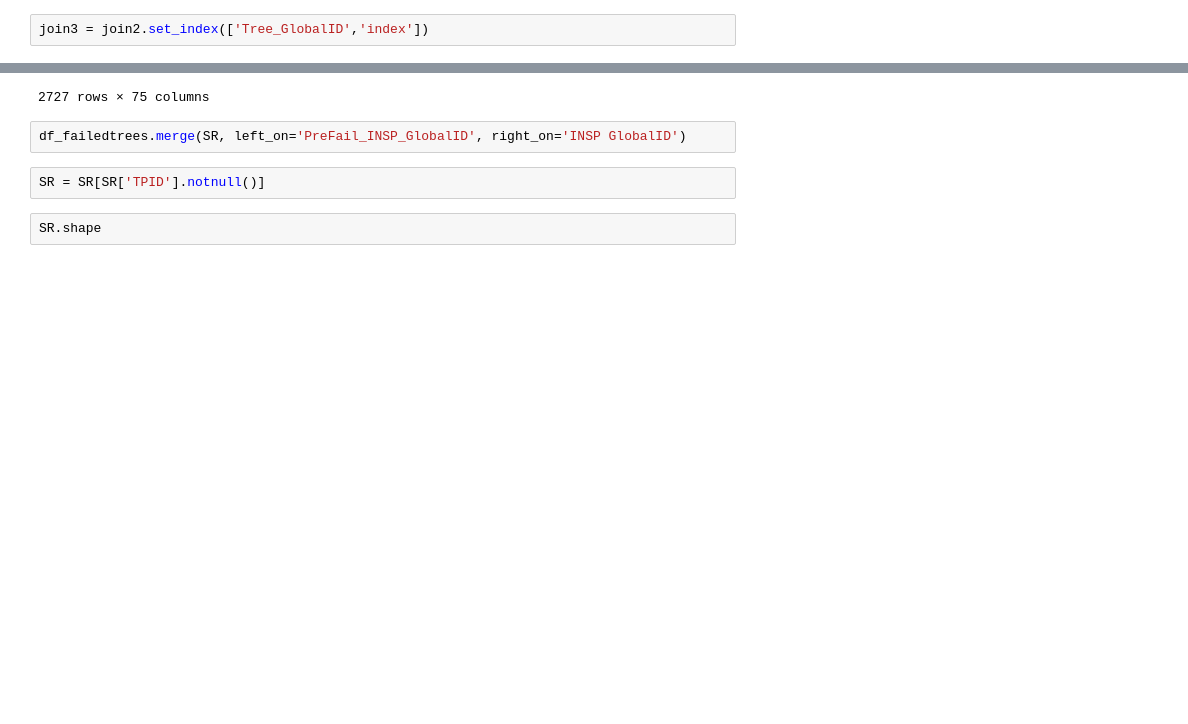
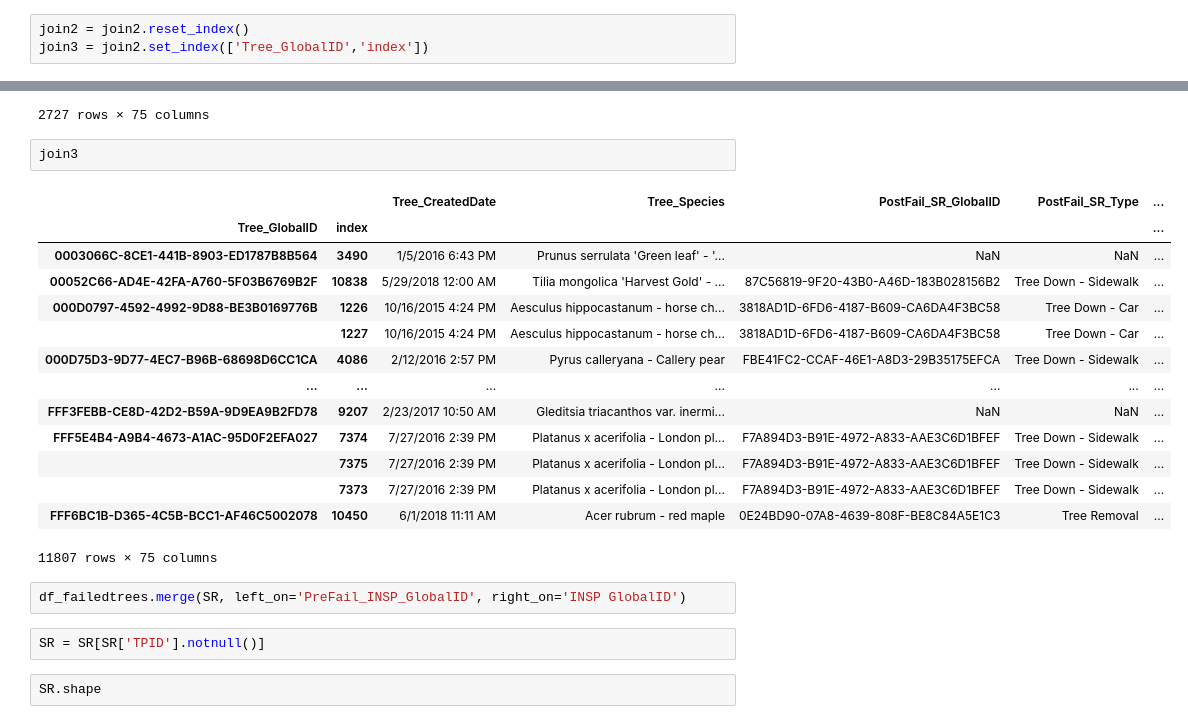
Before and after one commit to HarrisonJYU/nycparks_failedtrees, a Jupyter notebook: notebook/HY_NYC_Parks_Task_3_Failed_Trees.ipynb, the cells around one changed output, grey strips where cells are left out. Saved outputs shown, nothing was run; the diff lists cells and outputs as text; blank space fills up the shorter version.

```diff
--- a/notebook/HY_NYC_Parks_Task_3_Failed_Trees.ipynb
+++ b/notebook/HY_NYC_Parks_Task_3_Failed_Trees.ipynb
@@ -691,6 +807,7 @@ join2[join2.Risk_GlobalID.notnull()].Tree_GlobalID.nunique()
 # %% [output]
 1756
 # %%
+join2 = join2.reset_index()
 join3 = join2.set_index(['Tree_GlobalID','index'])
 # %%
 join3[join3.Risk_GlobalID.notnull()]
@@ -709,6 +826,23 @@ join3[join3.Risk_GlobalID.notnull()]
 |  | 7375 | 7/27/2016 2:39 PM | Platanus x acerifolia - London pl... | F7A894D3-B91E-4972-A833-AAE3C6D1BFEF | Tree Down - Sidewalk | ... |
 |  | 7373 | 7/27/2016 2:39 PM | Platanus x acerifolia - London pl... | F7A894D3-B91E-4972-A833-AAE3C6D1BFEF | Tree Down - Sidewalk | ... |
 2727 rows × 75 columns
+# %%
+join3
+# %% [output]
+|  |  | Tree_CreatedDate | Tree_Species | PostFail_SR_GlobalID | PostFail_SR_Type | ... |
+| Tree_GlobalID | index |  |  |  |  | ... |
+| 0003066C-8CE1-441B-8903-ED1787B8B564 | 3490 | 1/5/2016 6:43 PM | Prunus serrulata 'Green leaf' - '... | NaN | NaN | ... |
+| 00052C66-AD4E-42FA-A760-5F03B6769B2F | 10838 | 5/29/2018 12:00 AM | Tilia mongolica 'Harvest Gold' - ... | 87C56819-9F20-43B0-A46D-183B028156B2 | Tree Down - Sidewalk | ... |
+| 000D0797-4592-4992-9D88-BE3B0169776B | 1226 | 10/16/2015 4:24 PM | Aesculus hippocastanum - horse ch... | 3818AD1D-6FD6-4187-B609-CA6DA4F3BC58 | Tree Down - Car | ... |
+|  | 1227 | 10/16/2015 4:24 PM | Aesculus hippocastanum - horse ch... | 3818AD1D-6FD6-4187-B609-CA6DA4F3BC58 | Tree Down - Car | ... |
+| 000D75D3-9D77-4EC7-B96B-68698D6CC1CA | 4086 | 2/12/2016 2:57 PM | Pyrus calleryana - Callery pear | FBE41FC2-CCAF-46E1-A8D3-29B35175EFCA | Tree Down - Sidewalk | ... |
+| ... | ... | ... | ... | ... | ... | ... |
+| FFF3FEBB-CE8D-42D2-B59A-9D9EA9B2FD78 | 9207 | 2/23/2017 10:50 AM | Gleditsia triacanthos var. inermi... | NaN | NaN | ... |
+| FFF5E4B4-A9B4-4673-A1AC-95D0F2EFA027 | 7374 | 7/27/2016 2:39 PM | Platanus x acerifolia - London pl... | F7A894D3-B91E-4972-A833-AAE3C6D1BFEF | Tree Down - Sidewalk | ... |
+|  | 7375 | 7/27/2016 2:39 PM | Platanus x acerifolia - London pl... | F7A894D3-B91E-4972-A833-AAE3C6D1BFEF | Tree Down - Sidewalk | ... |
+|  | 7373 | 7/27/2016 2:39 PM | Platanus x acerifolia - London pl... | F7A894D3-B91E-4972-A833-AAE3C6D1BFEF | Tree Down - Sidewalk | ... |
+| FFF6BC1B-D365-4C5B-BCC1-AF46C5002078 | 10450 | 6/1/2018 11:11 AM | Acer rubrum - red maple | 0E24BD90-07A8-4639-808F-BE8C84A5E1C3 | Tree Removal | ... |
+11807 rows × 75 columns
 # %%
 df_failedtrees.merge(SR, left_on='PreFail_INSP_GlobalID', right_on='INSP GlobalID')
 # %%
```
Also changed, not shown: parts of 14 cells of this notebook, 2 other files.
